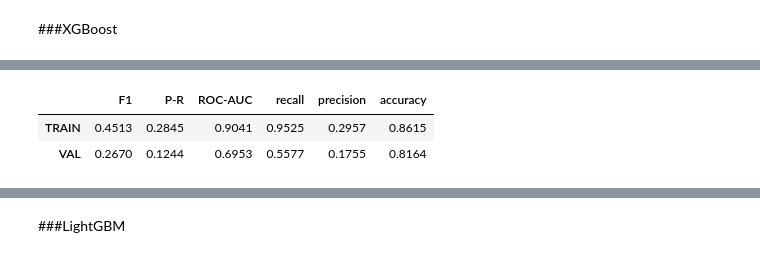
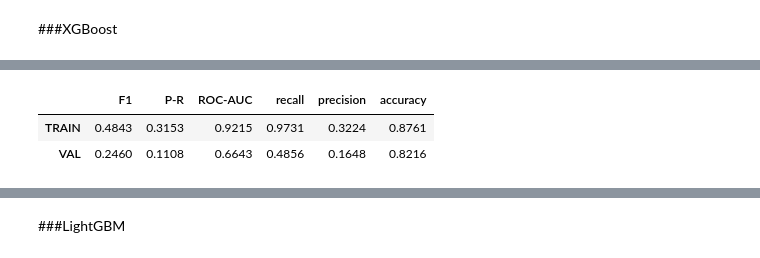
Before and after one commit to aziegert/Vehicle_Insurance_Claim_Fraud_Detection, a Jupyter notebook: Vehicle_Insurance_Claim_Fraud_Detection_v2.ipynb, the cells around one changed output, grey strips where cells are left out. Cells and saved outputs as stored; diff of their text form; code cells hidden in the pictures.

```diff
--- a/Vehicle_Insurance_Claim_Fraud_Detection_v2.ipynb
+++ b/Vehicle_Insurance_Claim_Fraud_Detection_v2.ipynb
@@ -566,6 +537,6 @@ lgb_model = lgb.LGBMClassifier(verbose=-1, is_unbalance=True)
 
 rfe_lgb = RFECV(estimator=lgb_model, cv=skf, scoring='f1')
 # %%
-rfe_lgb.fit(X2, y2)
+rfe_lgb.fit(X, y)
 # %% [output]
 RFECV(cv=StratifiedKFold(n_splits=5, random_state=None, shuffle=False),
@@ -578,12 +549,12 @@ rfe_lgb_feats = list(rfe_lgb.feature_names_in_)
 # %% [markdown]
 #Split on a training and test set
 # %%
-X2_train, X2_test, y2_train, y2_test = train_test_split(X2, y2, test_size=0.25, random_state=6, stratify=y2)
-X2_train, X2_val, y2_train, y2_val = train_test_split(X2_train, y2_train, test_size=0.3, random_state=6, stratify=y2_train)
+X_train, X_test, y_train, y_test = train_test_split(X, y, test_size=0.25, random_state=6, stratify=y)
+X_train, X_val, y_train, y_val = train_test_split(X_train, y_train, test_size=0.3, random_state=6, stratify=y_train)
 
-print(f'Train data set: {X2_train.shape}, Frauds: {y2_train.sum()}')
-print(f'Validation data set: {X2_val.shape}, Frauds: {y2_val.sum()}')
-print(f'Test data set: {X2_test.shape}, Frauds: {y2_test.sum()}')
+print(f'Train data set: {X_train.shape}, Frauds: {y_train.sum()}')
+print(f'Validation data set: {X_val.shape}, Frauds: {y_val.sum()}')
+print(f'Test data set: {X_test.shape}, Frauds: {y_test.sum()}')
 # %% [output]
 Train data set: (8094, 51), Frauds: 484
 Validation data set: (3470, 51), Frauds: 208
@@ -620,5 +589,5 @@ def objective_XGB(trial):
   return score
 # %%
 sampler = optuna.samplers.TPESampler(seed=6)
-study_XGB = optuna.create_study(direction='maximize', sampler=sampler)
+study_XGB_f1 = optuna.create_study(direction='maximize', sampler=sampler)
 # %% [output]
@@ -657,0 +597,3 @@ params_XGB
+# %%
+params_XGB_f1 = study_XGB_f1.best_params
+params_XGB_f1
@@ -658,10 +609,10 @@ params_XGB
 # %%
-model_XGB = xgb.XGBClassifier(**params_XGB, random_state=6, objective='binary:logistic',
+model_XGB_f1 = xgb.XGBClassifier(**params_XGB_f1, random_state=6, objective='binary:logistic',
             eval_metric='logloss', scale_pos_weight=imbalance_ratio)
-y_train_XGB, y_val_XGB, metrics_XGB = get_result(model_XGB, X2_train, X2_val, y2_train, y2_val)
-metrics_XGB
+metrics_XGB_f1 = get_result(model_XGB_f1, X_train, X_val, y_train, y_val)
+metrics_XGB_f1
 # %% [output]
 |  | F1 | P-R | ROC-AUC | recall | precision | accuracy |
-| TRAIN | 0.4513 | 0.2845 | 0.9041 | 0.9525 | 0.2957 | 0.8615 |
-| VAL | 0.2670 | 0.1244 | 0.6953 | 0.5577 | 0.1755 | 0.8164 |
+| TRAIN | 0.4843 | 0.3153 | 0.9215 | 0.9731 | 0.3224 | 0.8761 |
+| VAL | 0.2460 | 0.1108 | 0.6643 | 0.4856 | 0.1648 | 0.8216 |
 # %%
```
Also changed, not shown: parts of 114 cells of this notebook.
